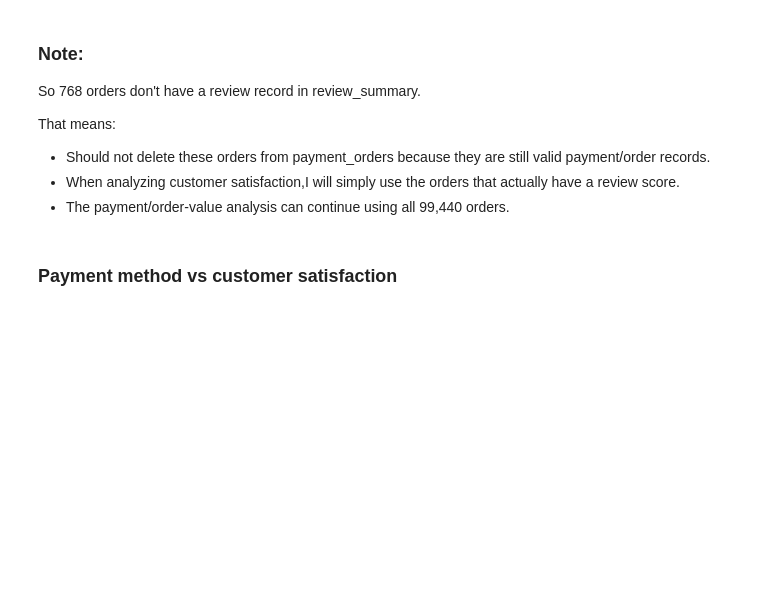
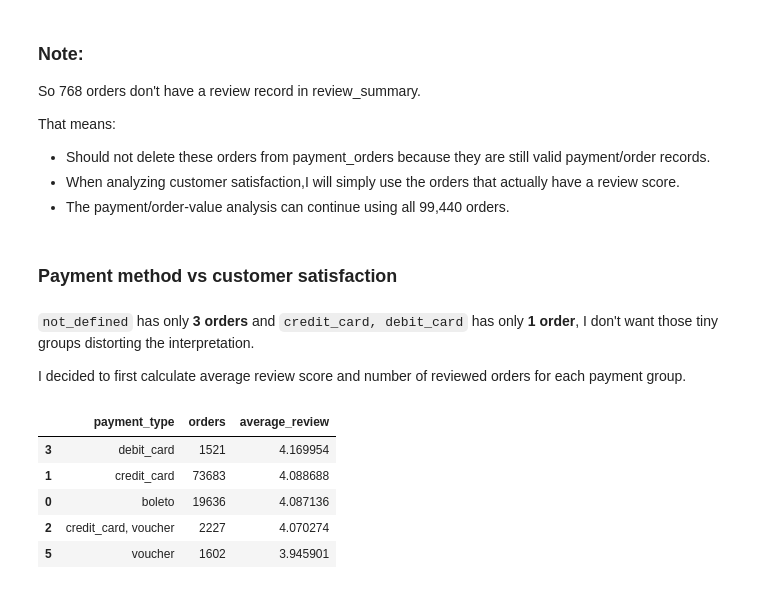
Before and after one commit to VishnuCodes96/olist-marketplace-analysis, a Jupyter notebook: notebooks/Olist_Marketplace_Performance_Customer_Experience_Analysis.ipynb, the cells around one changed output. Drawn from its saved outputs; the diff is of its cells as text; code cells hidden in the pictures; blank space fills up the shorter version.

```diff
--- a/notebooks/Olist_Marketplace_Performance_Customer_Experience_Analysis.ipynb
+++ b/notebooks/Olist_Marketplace_Performance_Customer_Experience_Analysis.ipynb
@@ -2431,3 +2431,33 @@ That means:
 * The payment/order-value analysis can continue using all 99,440 orders.
 # %% [markdown]
 ### Payment method vs customer satisfaction
+# %% [markdown]
+`not_defined` has only **3 orders** and `credit_card, debit_card` has only **1 order**, I don't want those tiny groups distorting the interpretation.
+
+I decided to first calculate average review score and number of reviewed orders for each payment group.
+# %%
+payment_review_analysis = (
+    payment_orders
+    .dropna(subset=["review_score"])
+    .groupby("payment_type")
+    .agg(
+        orders=("order_id", "count"),
+        average_review=("review_score", "mean")
+    )
+    .reset_index()
+    .sort_values("average_review", ascending=False)
+)
+
+payment_review_analysis = payment_review_analysis[
+    (payment_review_analysis["payment_type"] != "not_defined")
+    & (payment_review_analysis["payment_type"] != "credit_card, debit_card")
+]
+
+payment_review_analysis
+# %% [output]
+|  | payment_type | orders | average_review |
+| 3 | debit_card | 1521 | 4.169954 |
+| 1 | credit_card | 73683 | 4.088688 |
+| 0 | boleto | 19636 | 4.087136 |
+| 2 | credit_card, voucher | 2227 | 4.070274 |
+| 5 | voucher | 1602 | 3.945901 |
```
Also changed, not shown: parts of 14 cells of this notebook.
